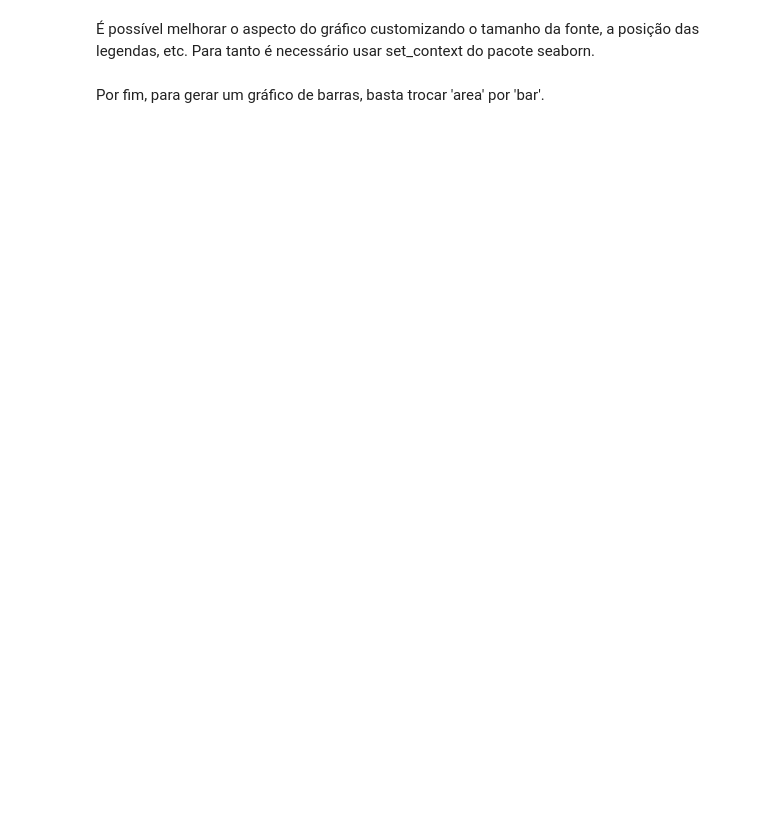
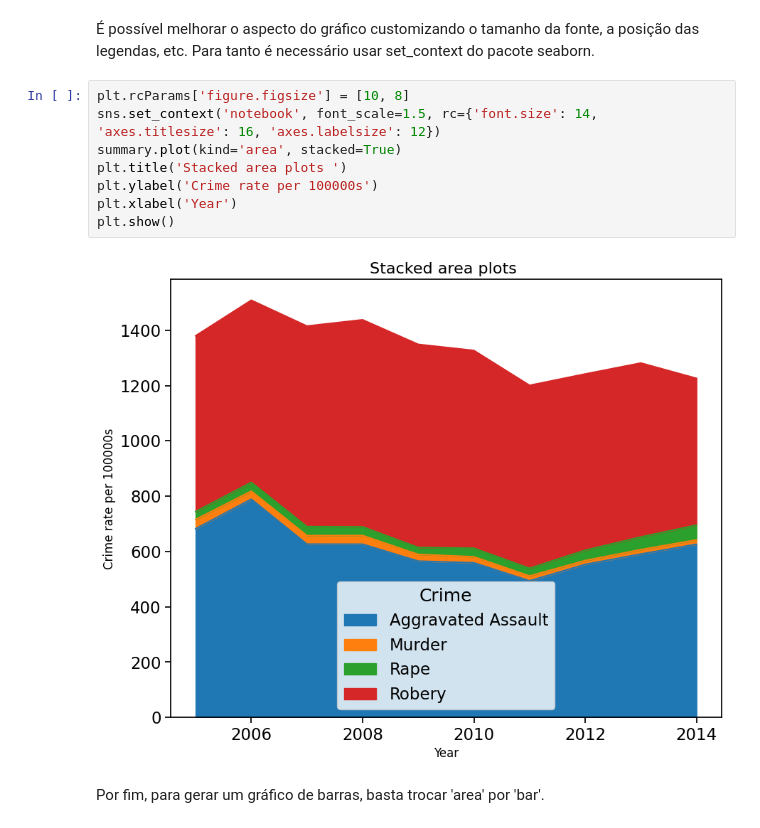
Before and after one commit to UlissesJunior/XMAC02-MetodosMatematicosAnaliseDados, a Jupyter notebook: Notebooks/Aula09 - Plotagem de Gráficos/Aula09b.ipynb, the cells around one changed output. Drawn from its saved outputs; the diff is of its cells as text; blank space fills up the shorter version.

```diff
--- a/Notebooks/Aula09 - Plotagem de Gráficos/Aula09b.ipynb
+++ b/Notebooks/Aula09 - Plotagem de Gráficos/Aula09b.ipynb
@@ -15,4 +63,14 @@ Vamos agora plotar um gráfico de barras a partir do sumário gerado.
 # %% [markdown]
 É possível melhorar o aspecto do gráfico customizando o tamanho da fonte, a posição das legendas, etc. Para tanto é necessário usar set_context do pacote seaborn.
+# %%
+plt.rcParams['figure.figsize'] = [10, 8]
+sns.set_context('notebook', font_scale=1.5, rc={'font.size': 14, 'axes.titlesize': 16, 'axes.labelsize': 12})
+summary.plot(kind='area', stacked=True)
+plt.title('Stacked area plots ')
+plt.ylabel('Crime rate per 100000s')
+plt.xlabel('Year')
+plt.show()
+# %% [output]
+[figure, added]
 # %% [markdown]
 Por fim, para gerar um gráfico de barras, basta trocar 'area' por 'bar'.
```
Also changed, not shown: parts of 6 cells of this notebook.
